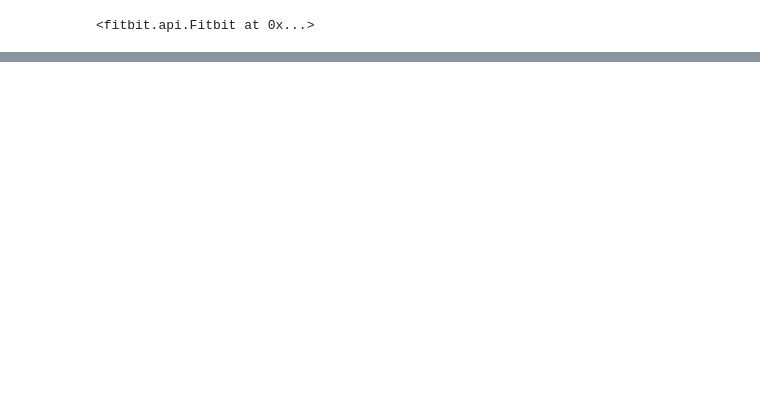
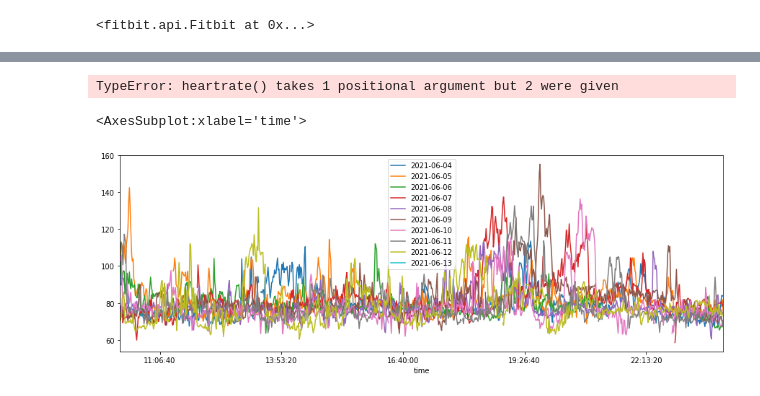
Before and after one commit to lila/myfitbit, a Jupyter notebook: myfitbit.ipynb, the cells around one changed output, grey strips where cells are left out. Cells and saved outputs as stored; diff of their text form; code cells hidden in the pictures; blank space fills up the shorter version.

Commit message:
updated notebook with examples on how to retrieve heartrate data process using pandas

```diff
--- a/myfitbit.ipynb
+++ b/myfitbit.ipynb
@@ -24,0 +9,6 @@ df.plot()
+# %%
+import datetime
+
+#dates = ["2021-06-01", "2021-06-02", "2021-06-03", "2021-06-04", "2021-06-05"]
+dates = [d.strftime("%Y-%m-%d") for d in pd.date_range(start='2021-06-01', end='2021-06-15')]
+dates
@@ -24,0 +31,17 @@ df.plot()
+# %%
+import pandas as pd
+import time
+sys.path.append('src/myfitbit')
+from src.myfitbit.heartrate import heartrate
+
+df = heartrate(f, dates)
+df
+# %% [output]
+TypeError: heartrate() takes 1 positional argument but 2 were given
+# %%
+import matplotlib.pyplot as pyplot
+
+df.plot(figsize=(15,5))
+# %% [output]
+<AxesSubplot:xlabel='time'>
+[figure, added]
```
Also changed, not shown: parts of 11 cells of this notebook, 2 other files.
